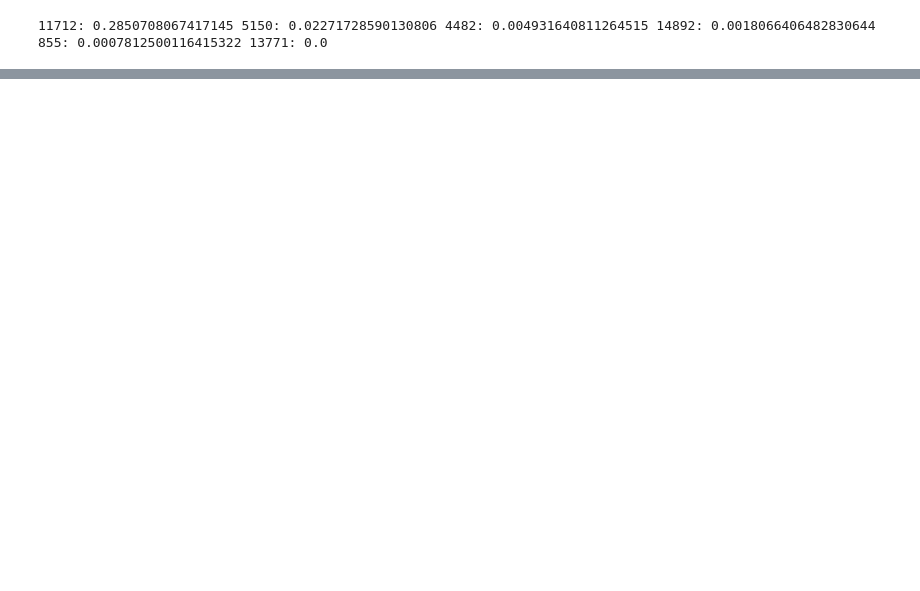
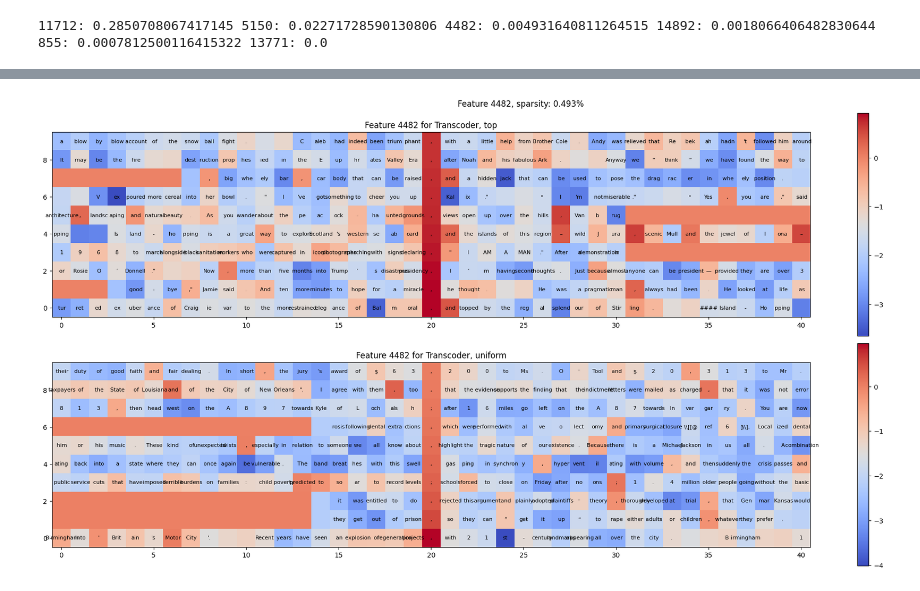
Before and after one commit to pchlenski/mlp_linearization, a Jupyter notebook: notebooks/11_find_5_gelu_1l_features.ipynb, the cells around one changed output, grey strips where cells are left out. Cells and saved outputs as stored; diff of their text form; code cells hidden in the pictures; blank space fills up the shorter version.

```diff
--- a/notebooks/11_find_5_gelu_1l_features.ipynb
+++ b/notebooks/11_find_5_gelu_1l_features.ipynb
@@ -135,0 +114,4 @@ set_and_visualize(my_sample[2], l=1)
+# %%
+set_and_visualize(my_sample[2])
+# %% [output]
+[figure, added]
```
Also changed, not shown: parts of 6 cells of this notebook, 3 other files.
